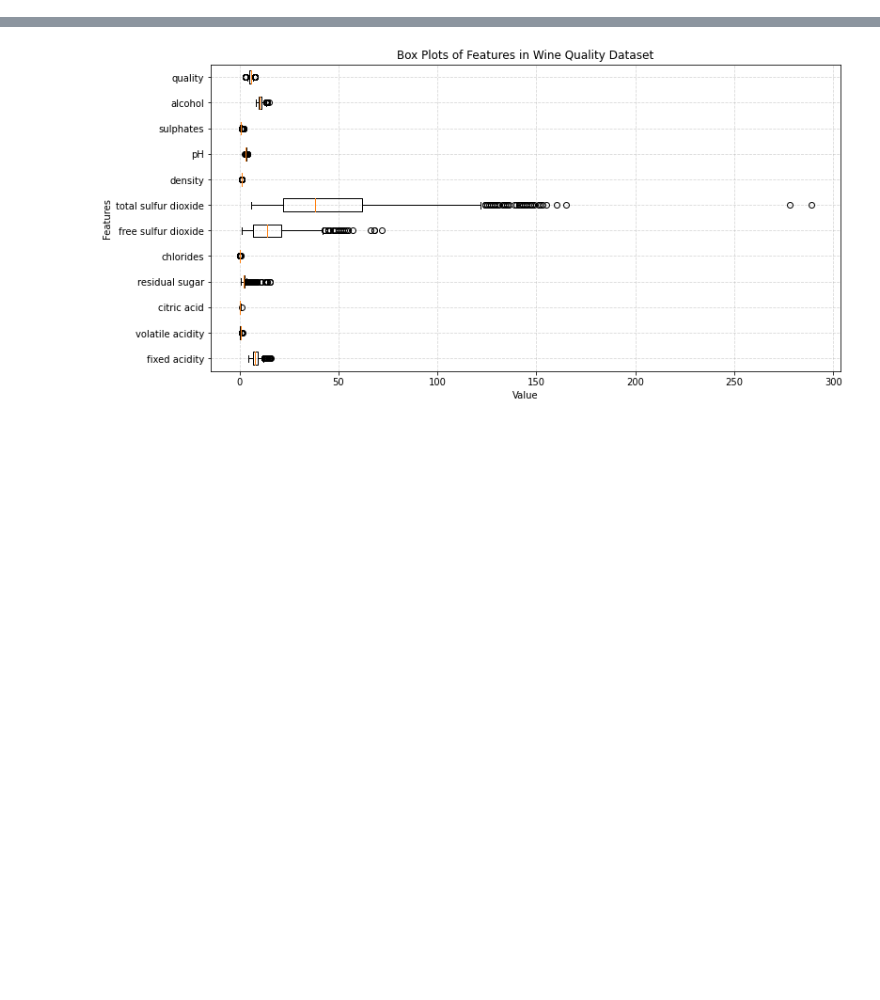
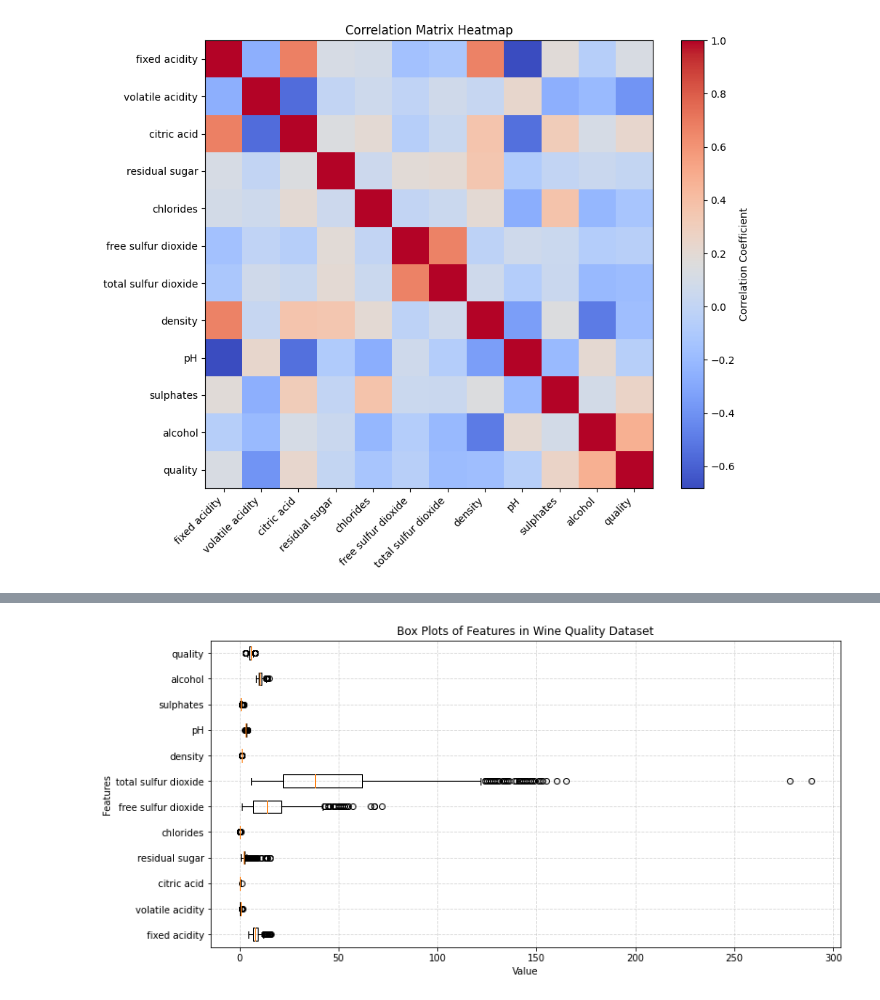
Before and after one commit to SaianPatel/InferentialStatistics, a Jupyter notebook: Coursework/Data_Exploration.ipynb, the cells around one changed output, grey strips where cells are left out. Drawn from its saved outputs; the diff is of its cells as text; code cells hidden in the pictures; blank space fills up the shorter version.

Commit message:
Add Corr heatmap

```diff
--- a/Coursework/Data_Exploration.ipynb
+++ b/Coursework/Data_Exploration.ipynb
@@ -20,3 +20,24 @@ description_summary_df = pd.DataFrame(description_summary, columns=['Column', 'C
 
 # Write the summary table as a csv
 description_summary_df.to_csv("description_summary.csv", index=False)
+# %%
+# Compute the correlation matrix
+correlation_matrix = df.corr()
+
+# Plot the correlation matrix as a heatmap
+plt.figure(figsize=(10, 8))
+plt.imshow(correlation_matrix, cmap="coolwarm", interpolation="nearest")
+plt.colorbar(label="Correlation Coefficient")
+
+# Add feature labels
+plt.xticks(ticks=np.arange(len(df.columns)), labels=df.columns, rotation=45, ha="right")
+plt.yticks(ticks=np.arange(len(df.columns)), labels=df.columns)
+
+# Title and layout adjustments
+plt.title("Correlation Matrix Heatmap")
+plt.grid(False)
+
+# Show the heatmap
+plt.show()
+# %% [output]
+[figure, added]
```
Also changed, not shown: parts of 1 cell of this notebook, 1 other file.
